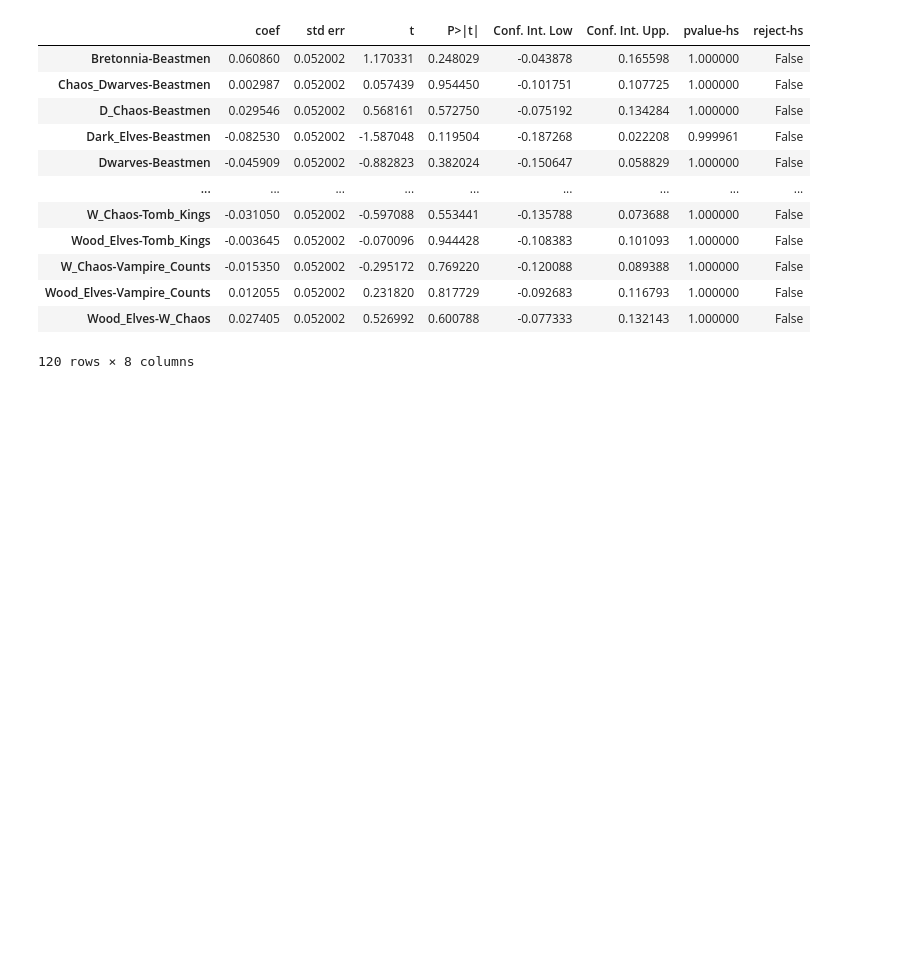
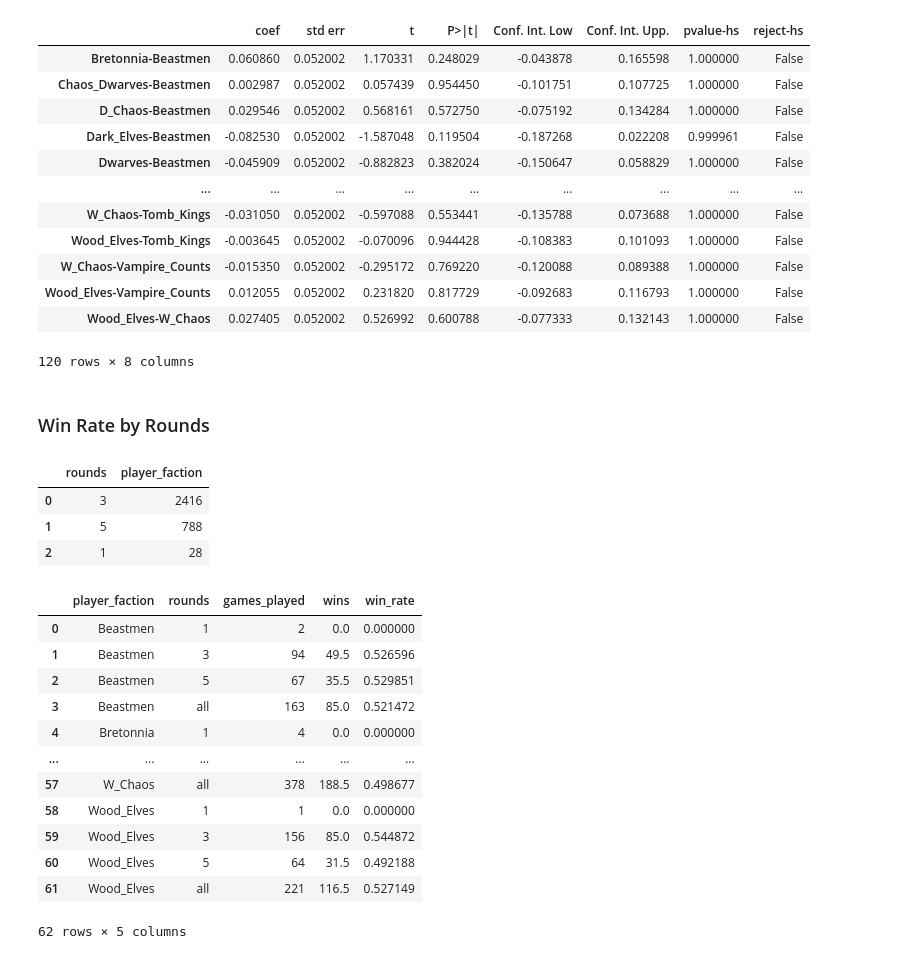
Before and after one commit to jacoblundeen/tow_analysis, a Jupyter notebook: tow_analysis.ipynb, the cells around one changed output. Saved outputs shown, nothing was run; the diff lists cells and outputs as text; code cells hidden in the pictures; blank space fills up the shorter version.

```diff
--- a/tow_analysis.ipynb
+++ b/tow_analysis.ipynb
@@ -232,3 +232,36 @@ pw.result_frame
 | Wood_Elves-Vampire_Counts | 0.012055 | 0.052002 | 0.231820 | 0.817729 | -0.092683 | 0.116793 | 1.000000 | False |
 | Wood_Elves-W_Chaos | 0.027405 | 0.052002 | 0.526992 | 0.600788 | -0.077333 | 0.132143 | 1.000000 | False |
 120 rows × 8 columns
+# %% [markdown]
+### Win Rate by Rounds
+# %%
+player_db.groupby(['rounds'])['player_faction'].count().sort_values(ascending=False).reset_index()
+# %% [output]
+|  | rounds | player_faction |
+| 0 | 3 | 2416 |
+| 1 | 5 | 788 |
+| 2 | 1 | 28 |
+# %%
+tow_rounds_wr = player_db.groupby(['player_faction', 'rounds'])['opponent_faction'].count().reset_index()
+tow_rounds_wins = player_db.query("result != 0.0").groupby(['player_faction', 'rounds'])['result'].sum().reset_index()
+tow_rounds_wr = tow_rounds_wr.merge(tow_rounds_wins, left_on=['player_faction', 'rounds'], right_on=['player_faction', 'rounds'], how='left')
+tow_rounds_wr.rename(columns={'opponent_faction':'games_played', 'result':'wins'}, inplace=True)
+tow_rounds_wr['win_rate'] = tow_rounds_wr['wins'] / tow_rounds_wr['games_played']
+tow_rounds_wr = (pd.concat([tow_rounds_wr, tow_faction_wr.rename(columns={'points':'rounds'})], ignore_index=True).sort_values(by=['player_faction', 'rounds']).
+                 dropna().reset_index(drop=True))
+tow_rounds_wr['rounds'] = tow_rounds_wr['rounds'].astype(str)
+tow_rounds_wr
+# %% [output]
+|  | player_faction | rounds | games_played | wins | win_rate |
+| 0 | Beastmen | 1 | 2 | 0.0 | 0.000000 |
+| 1 | Beastmen | 3 | 94 | 49.5 | 0.526596 |
+| 2 | Beastmen | 5 | 67 | 35.5 | 0.529851 |
+| 3 | Beastmen | all | 163 | 85.0 | 0.521472 |
+| 4 | Bretonnia | 1 | 4 | 0.0 | 0.000000 |
+| ... | ... | ... | ... | ... | ... |
+| 57 | W_Chaos | all | 378 | 188.5 | 0.498677 |
+| 58 | Wood_Elves | 1 | 1 | 0.0 | 0.000000 |
+| 59 | Wood_Elves | 3 | 156 | 85.0 | 0.544872 |
+| 60 | Wood_Elves | 5 | 64 | 31.5 | 0.492188 |
+| 61 | Wood_Elves | all | 221 | 116.5 | 0.527149 |
+62 rows × 5 columns
```
Also changed, not shown: parts of 5 cells of this notebook, 1 other file.
